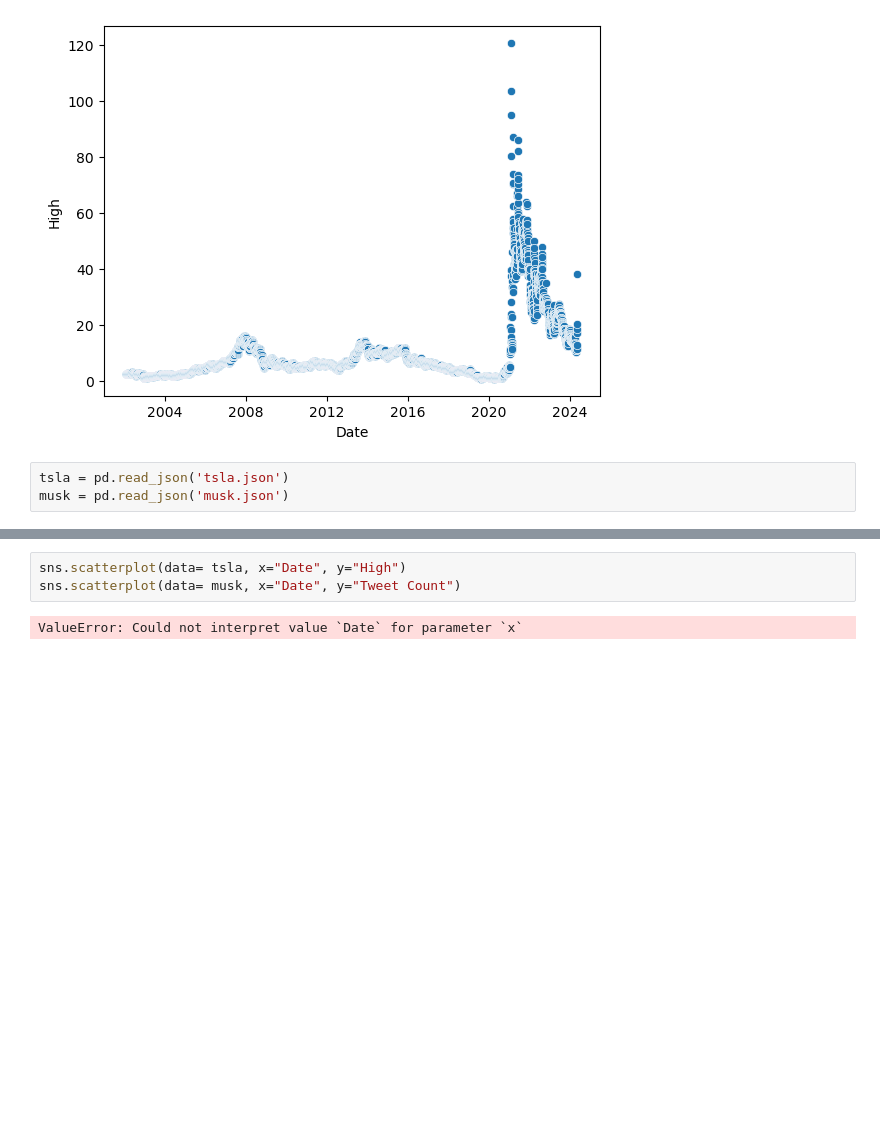
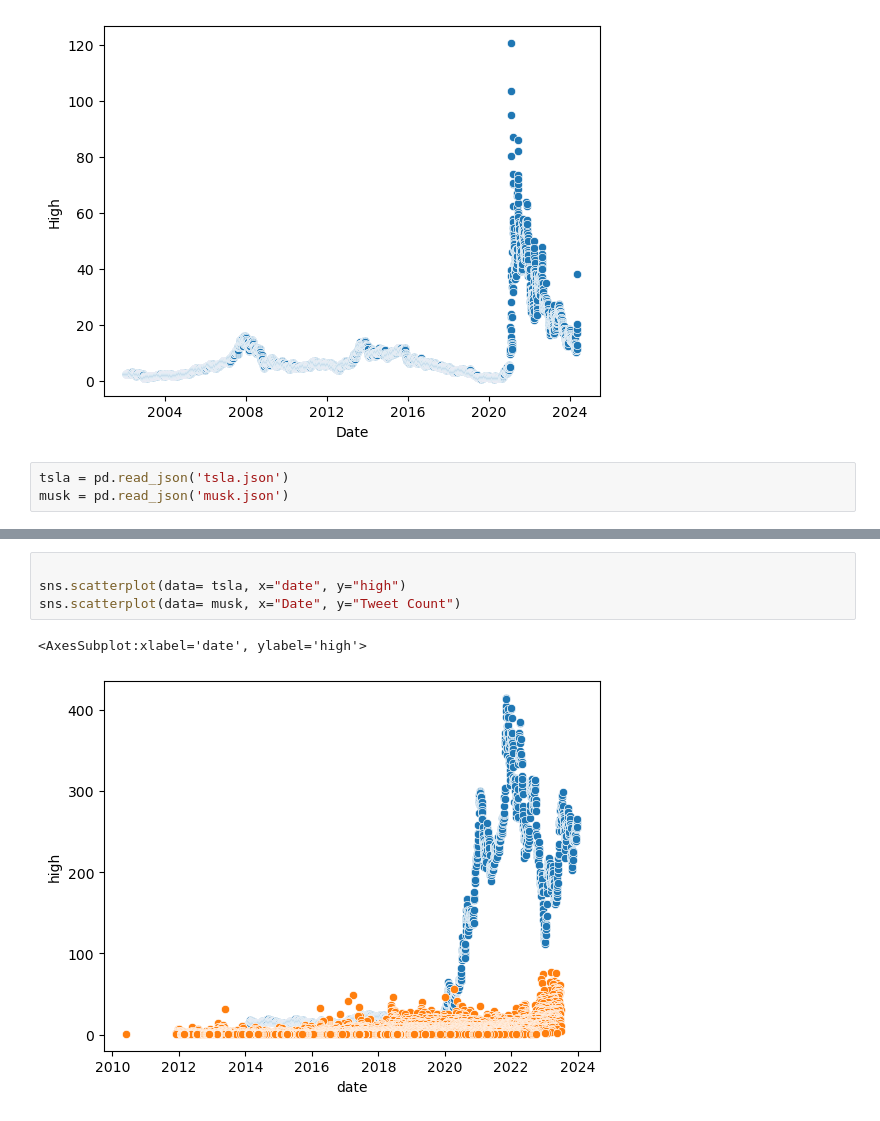
Before and after one commit to Rain0rShine/Artificial-Intelligence, a Jupyter notebook: Semester 1/Stocks/Stocks.ipynb, the cells around one changed output, grey strips where cells are left out. Drawn from its saved outputs; the diff is of its cells as text; blank space fills up the shorter version.

```diff
--- a/Semester 1/Stocks/Stocks.ipynb
+++ b/Semester 1/Stocks/Stocks.ipynb
@@ -325,5 +357,7 @@ musk = pd.read_json('musk.json')
 # %%
-sns.scatterplot(data= tsla, x="Date", y="High")
+
+sns.scatterplot(data= tsla, x="date", y="high")
 sns.scatterplot(data= musk, x="Date", y="Tweet Count")
 # %% [output]
-ValueError: Could not interpret value `Date` for parameter `x`
+<AxesSubplot:xlabel='date', ylabel='high'>
+[figure, added]
```
Also changed, not shown: parts of 5 cells of this notebook.
